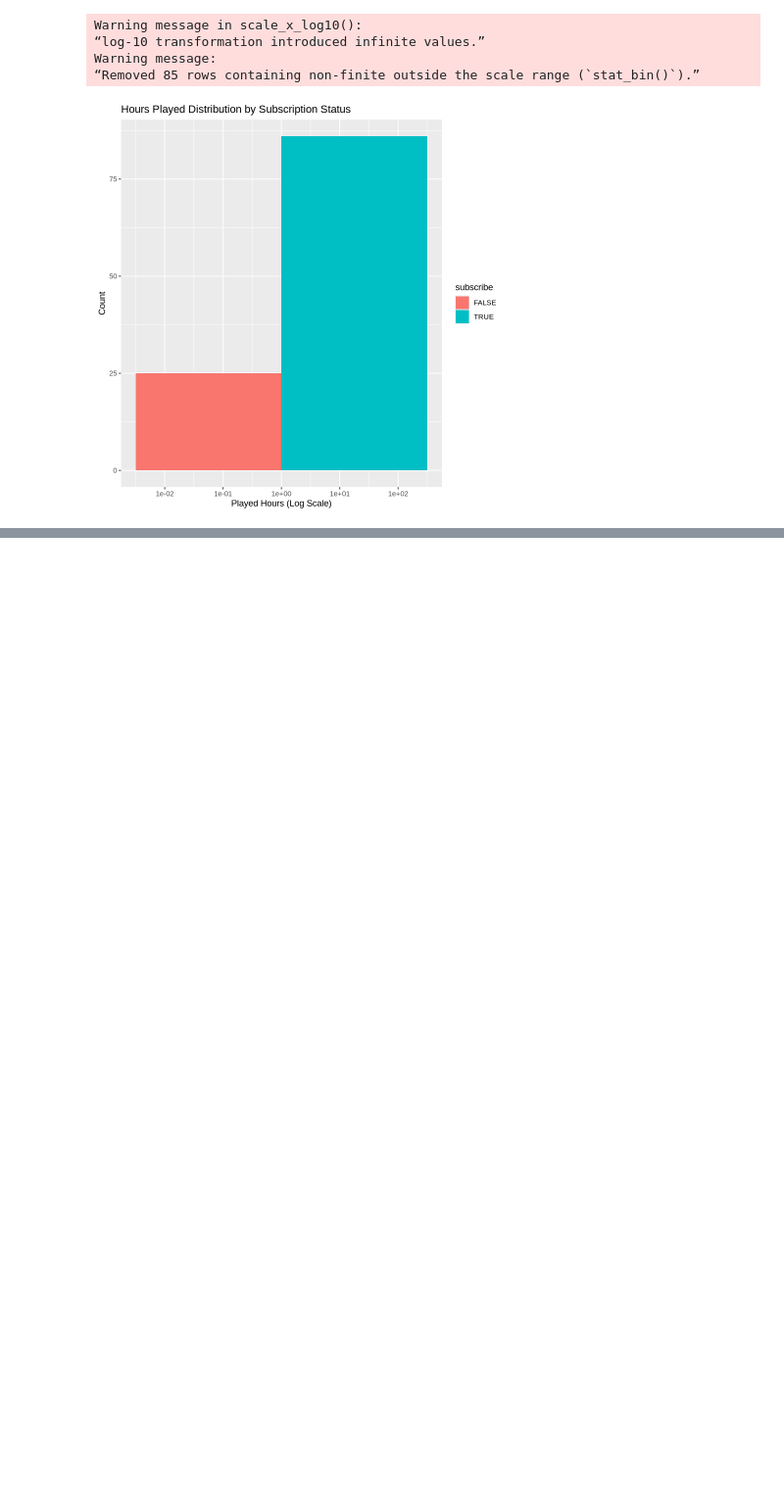
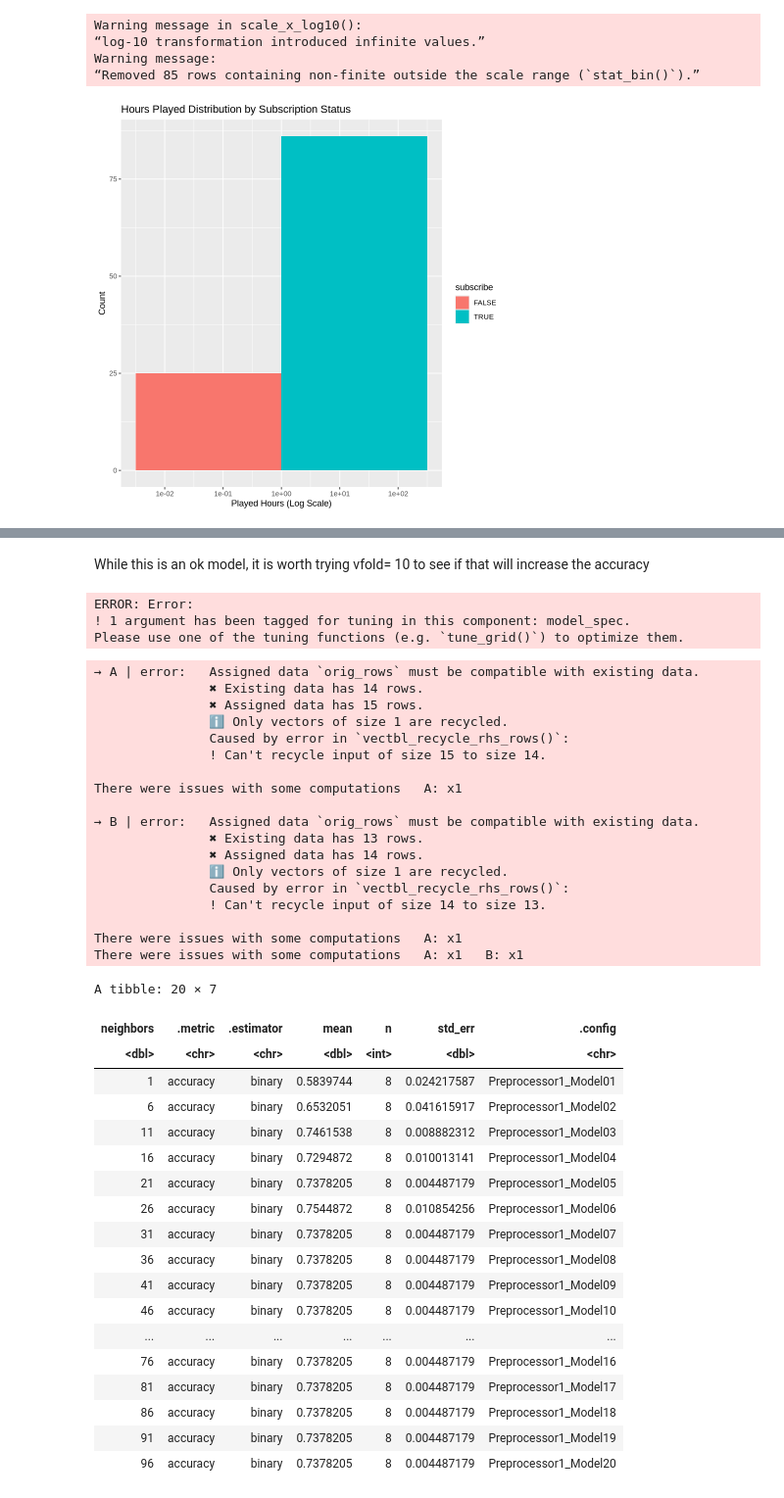
Before and after one commit to Greatbun123/DSCI-Project, a Jupyter notebook: Project.ipynb, the cells around one changed output, grey strips where cells are left out. Shown at 98% size. Drawn from its saved outputs; the diff is of its cells as text; code cells hidden in the pictures; blank space fills up the shorter version.

```diff
--- a/Project.ipynb
+++ b/Project.ipynb
@@ -195,0 +455,77 @@ This solidifies our initial prediction regarding the relationship between played
+# %% [markdown]
+While this is an ok model, it is worth trying vfold= 10 to see if that will increase the accuracy
+# %%
+player_vfold <- vfold_cv(player_train, v = 10, strata = subscribe)
+
+vfold_recipe <- recipe(subscribe ~ Age + played_hours,
+                                   data = player_train) |>
+  step_scale(all_predictors()) |>
+  step_center(all_predictors())
+
+knn_fit <- workflow() |>
+  add_recipe(vfold_recipe) |>
+  add_model(knn_spec) |>
+  fit_resamples(resamples = player_vfold)
+
+knn_fit |>
+  collect_metrics()
+# %% [output]
+ERROR: Error:
+! 1 argument has been tagged for tuning in this component: model_spec.
+Please use one of the tuning functions (e.g. `tune_grid()`) to optimize them.
+# %%
+knn_spec <- nearest_neighbor(weight_func = "rectangular",
+                             neighbors = tune()) |>
+  set_engine("kknn") |>
+  set_mode("classification")
+
+k_vals <- tibble(neighbors = seq(from = 1, to = 100, by = 5))
+
+knn_results <- workflow() |>
+  add_recipe(subscribe_recipe) |>
+  add_model(knn_spec) |>
+  tune_grid(resamples = player_vfold, grid = k_vals) |>
+  collect_metrics()
+
+accuracies <- knn_results |>
+  filter(.metric == "accuracy")
+
+accuracies
+# %% [output]
+→ A | error:   Assigned data `orig_rows` must be compatible with existing data.
+               ✖ Existing data has 14 rows.
+               ✖ Assigned data has 15 rows.
+               ℹ Only vectors of size 1 are recycled.
+               Caused by error in `vectbl_recycle_rhs_rows()`:
+               ! Can't recycle input of size 15 to size 14.
+
+There were issues with some computations   A: x1
+
+→ B | error:   Assigned data `orig_rows` must be compatible with existing data.
+               ✖ Existing data has 13 rows.
+               ✖ Assigned data has 14 rows.
+               ℹ Only vectors of size 1 are recycled.
+               Caused by error in `vectbl_recycle_rhs_rows()`:
+               ! Can't recycle input of size 14 to size 13.
+
+There were issues with some computations   A: x1
+There were issues with some computations   A: x1   B: x1
+A tibble: 20 × 7
+| neighbors | .metric | .estimator | mean | n | std_err | .config |
+| <dbl> | <chr> | <chr> | <dbl> | <int> | <dbl> | <chr> |
+| 1 | accuracy | binary | 0.5839744 | 8 | 0.024217587 | Preprocessor1_Model01 |
+| 6 | accuracy | binary | 0.6532051 | 8 | 0.041615917 | Preprocessor1_Model02 |
+| 11 | accuracy | binary | 0.7461538 | 8 | 0.008882312 | Preprocessor1_Model03 |
+| 16 | accuracy | binary | 0.7294872 | 8 | 0.010013141 | Preprocessor1_Model04 |
+| 21 | accuracy | binary | 0.7378205 | 8 | 0.004487179 | Preprocessor1_Model05 |
+| 26 | accuracy | binary | 0.7544872 | 8 | 0.010854256 | Preprocessor1_Model06 |
+| 31 | accuracy | binary | 0.7378205 | 8 | 0.004487179 | Preprocessor1_Model07 |
+| 36 | accuracy | binary | 0.7378205 | 8 | 0.004487179 | Preprocessor1_Model08 |
+| 41 | accuracy | binary | 0.7378205 | 8 | 0.004487179 | Preprocessor1_Model09 |
+| 46 | accuracy | binary | 0.7378205 | 8 | 0.004487179 | Preprocessor1_Model10 |
+| ... | ... | ... | ... | ... | ... | ... |
+| 76 | accuracy | binary | 0.7378205 | 8 | 0.004487179 | Preprocessor1_Model16 |
+| 81 | accuracy | binary | 0.7378205 | 8 | 0.004487179 | Preprocessor1_Model17 |
+| 86 | accuracy | binary | 0.7378205 | 8 | 0.004487179 | Preprocessor1_Model18 |
+| 91 | accuracy | binary | 0.7378205 | 8 | 0.004487179 | Preprocessor1_Model19 |
+| 96 | accuracy | binary | 0.7378205 | 8 | 0.004487179 | Preprocessor1_Model20 |
```
Also changed, not shown: parts of 26 cells of this notebook.
